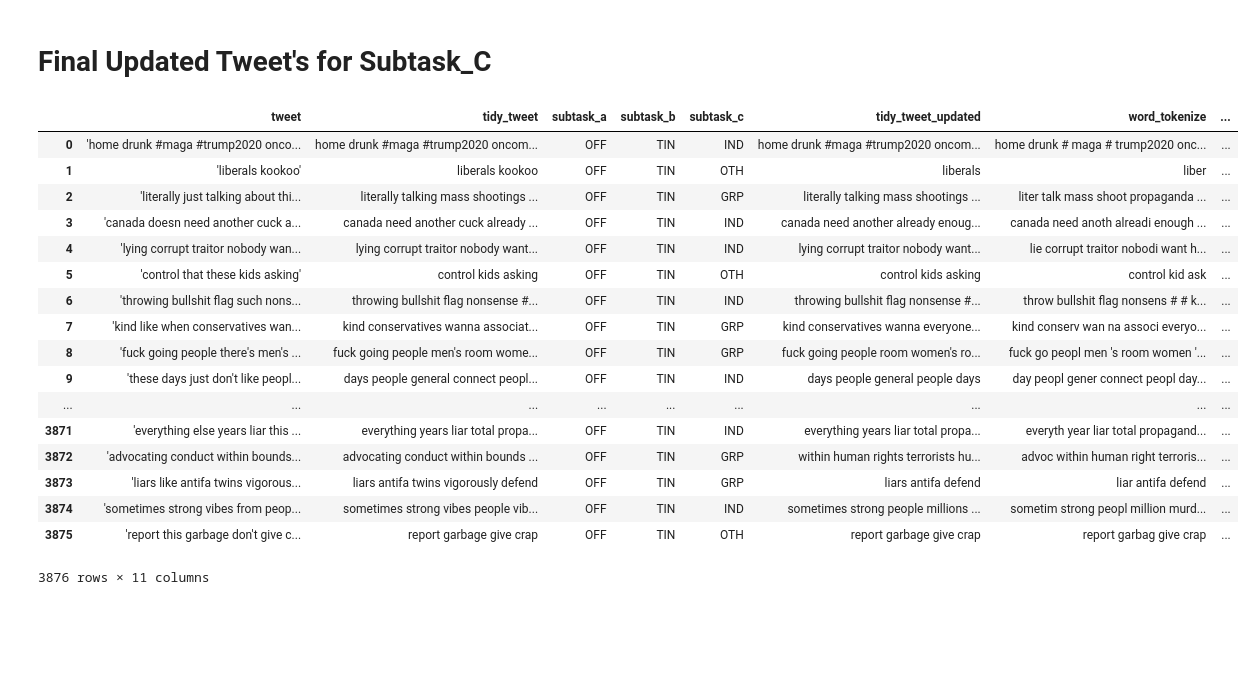
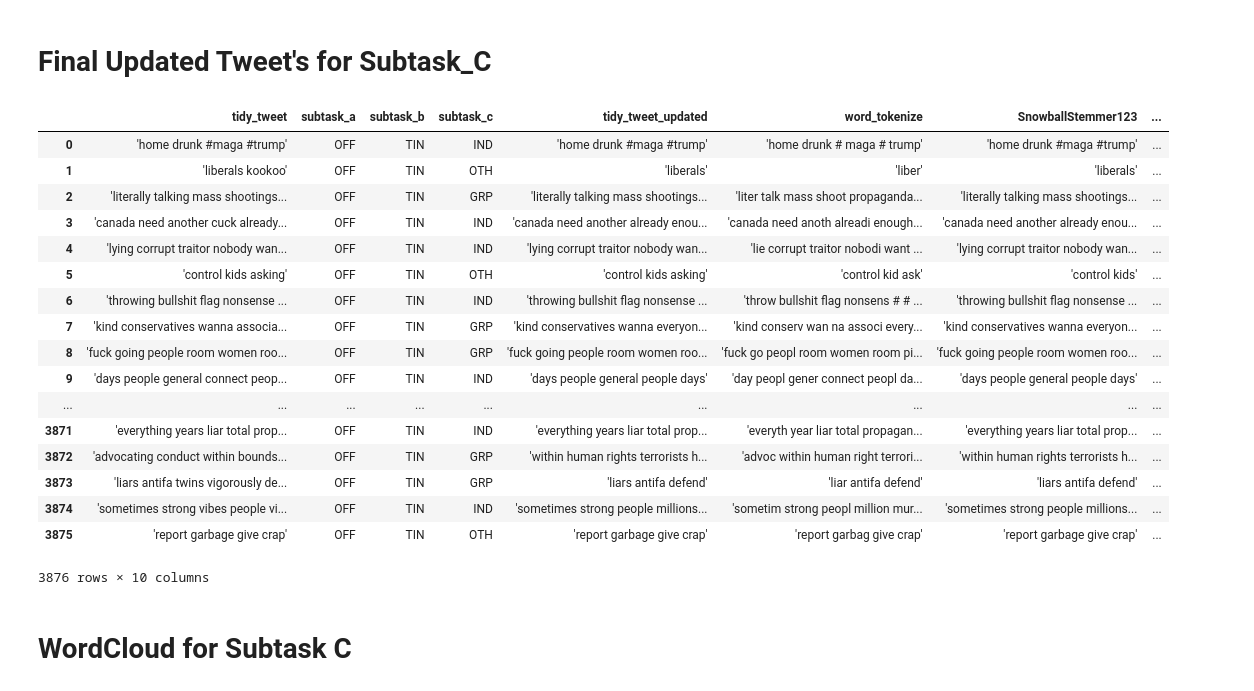
Before and after one commit to mhaiskarshridhar/OffensEval-2019, a Jupyter notebook: SemEvaluation.ipynb, the cells around one changed output. Saved outputs shown, nothing was run; the diff lists cells and outputs as text; code cells hidden in the pictures; blank space fills up the shorter version.

```diff
--- a/SemEvaluation.ipynb
+++ b/SemEvaluation.ipynb
@@ -474,0 +470,3 @@ http://pandas.pydata.org/pandas-docs/stable/indexing.html#ix-indexer-is-deprecat
+# %%
+df_subtask_b['tidy_tweet']=df_subtask_b['tidy_tweet'].str.replace("'","")
+df_subtask_b
@@ -538,5 +555,7 @@ df_subtask_b['SnowballStemmer123']=df_stemming_b['SnowballStemmer123']
 df_subtask_b['Porter']=df_stemming_b['Porter']
 df_subtask_b['Lancaster']=df_stemming_b['Lancaster']
 df_subtask_b['Lemmatized']=df_stemming_b['Lemmatized']
+
+df_subtask_b.update("'" + df_subtask_b[['tidy_tweet','tidy_tweet_updated','word_tokenize','SnowballStemmer123','Porter','Lancaster','Lemmatized']].astype(str) + "'")
 df_subtask_b
 # %% [output]
@@ -571,7 +606,7 @@ Plot_Wordcloud(df_subtask_b,'tidy_tweet','subtask_b','TIN')
 # Retrieve Tweets for Subtask C
 # %%
 df_subtask_c=pd.DataFrame()
-df_subtask_c = df_subtask_b.ix[(df_subtask_b['subtask_b'] == 'TIN'),['tweet','tidy_tweet','subtask_a','subtask_b','subtask_c']]
+df_subtask_c = df_subtask_b.ix[(df_subtask_b['subtask_b'] == 'TIN'),['tidy_tweet','subtask_a','subtask_b','subtask_c']]
 df_subtask_c = df_subtask_c.reset_index()
 del df_subtask_c['index']
 
@@ -603,0 +639,3 @@ http://pandas.pydata.org/pandas-docs/stable/indexing.html#ix-indexer-is-deprecat
+# %%
+df_subtask_c['tidy_tweet']=df_subtask_c['tidy_tweet'].str.replace("'","")
+df_subtask_c
@@ -663,27 +720,29 @@ ddfddddf Lemmatized
 # %%
 df_subtask_c['tidy_tweet_updated']=df_stemming_c['tidy_tweet']
 df_subtask_c['word_tokenize']=df_stemming_c['word_tokenize']
 df_subtask_c['SnowballStemmer123']=df_stemming_c['SnowballStemmer123']
 df_subtask_c['Porter']=df_stemming_c['Porter']
 df_subtask_c['Lancaster']=df_stemming_c['Lancaster']
 df_subtask_c['Lemmatized']=df_stemming_c['Lemmatized']
+df_subtask_c.update("'" + df_subtask_c[['tidy_tweet','tidy_tweet_updated','word_tokenize','SnowballStemmer123','Porter','Lancaster','Lemmatized']].astype(str) + "'")
+
 df_subtask_c
 # %% [output]
-|  | tweet | tidy_tweet | subtask_a | subtask_b | subtask_c | tidy_tweet_updated | word_tokenize | ... |
-| 0 | 'home drunk #maga #trump2020 onco... | home drunk #maga #trump2020 oncom... | OFF | TIN | IND | home drunk #maga #trump2020 oncom... | home drunk # maga # trump2020 onc... | ... |
-| 1 | 'liberals kookoo' | liberals kookoo | OFF | TIN | OTH | liberals | liber | ... |
-| 2 | 'literally just talking about thi... | literally talking mass shootings ... | OFF | TIN | GRP | literally talking mass shootings ... | liter talk mass shoot propaganda ... | ... |
-| 3 | 'canada doesn need another cuck a... | canada need another cuck already ... | OFF | TIN | IND | canada need another already enoug... | canada need anoth alreadi enough ... | ... |
-| 4 | 'lying corrupt traitor nobody wan... | lying corrupt traitor nobody want... | OFF | TIN | IND | lying corrupt traitor nobody want... | lie corrupt traitor nobodi want h... | ... |
-| 5 | 'control that these kids asking' | control kids asking | OFF | TIN | OTH | control kids asking | control kid ask | ... |
-| 6 | 'throwing bullshit flag such nons... | throwing bullshit flag nonsense #... | OFF | TIN | IND | throwing bullshit flag nonsense #... | throw bullshit flag nonsens # # k... | ... |
-| 7 | 'kind like when conservatives wan... | kind conservatives wanna associat... | OFF | TIN | GRP | kind conservatives wanna everyone... | kind conserv wan na associ everyo... | ... |
-| 8 | 'fuck going people there's men's ... | fuck going people men's room wome... | OFF | TIN | GRP | fuck going people room women's ro... | fuck go peopl men 's room women '... | ... |
-| 9 | 'these days just don't like peopl... | days people general connect peopl... | OFF | TIN | IND | days people general people days | day peopl gener connect peopl day... | ... |
+|  | tidy_tweet | subtask_a | subtask_b | subtask_c | tidy_tweet_updated | word_tokenize | SnowballStemmer123 | ... |
+| 0 | 'home drunk #maga #trump' | OFF | TIN | IND | 'home drunk #maga #trump' | 'home drunk # maga # trump' | 'home drunk #maga #trump' | ... |
+| 1 | 'liberals kookoo' | OFF | TIN | OTH | 'liberals' | 'liber' | 'liberals' | ... |
+| 2 | 'literally talking mass shootings... | OFF | TIN | GRP | 'literally talking mass shootings... | 'liter talk mass shoot propaganda... | 'literally talking mass shootings... | ... |
+| 3 | 'canada need another cuck already... | OFF | TIN | IND | 'canada need another already enou... | 'canada need anoth alreadi enough... | 'canada need another already enou... | ... |
+| 4 | 'lying corrupt traitor nobody wan... | OFF | TIN | IND | 'lying corrupt traitor nobody wan... | 'lie corrupt traitor nobodi want ... | 'lying corrupt traitor nobody wan... | ... |
+| 5 | 'control kids asking' | OFF | TIN | OTH | 'control kids asking' | 'control kid ask' | 'control kids' | ... |
+| 6 | 'throwing bullshit flag nonsense ... | OFF | TIN | IND | 'throwing bullshit flag nonsense ... | 'throw bullshit flag nonsens # # ... | 'throwing bullshit flag nonsense ... | ... |
+| 7 | 'kind conservatives wanna associa... | OFF | TIN | GRP | 'kind conservatives wanna everyon... | 'kind conserv wan na associ every... | 'kind conservatives wanna everyon... | ... |
+| 8 | 'fuck going people room women roo... | OFF | TIN | GRP | 'fuck going people room women roo... | 'fuck go peopl room women room pi... | 'fuck going people room women roo... | ... |
+| 9 | 'days people general connect peop... | OFF | TIN | IND | 'days people general people days' | 'day peopl gener connect peopl da... | 'days people general people days' | ... |
 | ... | ... | ... | ... | ... | ... | ... | ... | ... |
-| 3871 | 'everything else years liar this ... | everything years liar total propa... | OFF | TIN | IND | everything years liar total propa... | everyth year liar total propagand... | ... |
-| 3872 | 'advocating conduct within bounds... | advocating conduct within bounds ... | OFF | TIN | GRP | within human rights terrorists hu... | advoc within human right terroris... | ... |
-| 3873 | 'liars like antifa twins vigorous... | liars antifa twins vigorously defend | OFF | TIN | GRP | liars antifa defend | liar antifa defend | ... |
-| 3874 | 'sometimes strong vibes from peop... | sometimes strong vibes people vib... | OFF | TIN | IND | sometimes strong people millions ... | sometim strong peopl million murd... | ... |
-| 3875 | 'report this garbage don't give c... | report garbage give crap | OFF | TIN | OTH | report garbage give crap | report garbag give crap | ... |
+| 3871 | 'everything years liar total prop... | OFF | TIN | IND | 'everything years liar total prop... | 'everyth year liar total propagan... | 'everything years liar total prop... | ... |
+| 3872 | 'advocating conduct within bounds... | OFF | TIN | GRP | 'within human rights terrorists h... | 'advoc within human right terrori... | 'within human rights terrorists h... | ... |
+| 3873 | 'liars antifa twins vigorously de... | OFF | TIN | GRP | 'liars antifa defend' | 'liar antifa defend' | 'liars antifa defend' | ... |
+| 3874 | 'sometimes strong vibes people vi... | OFF | TIN | IND | 'sometimes strong people millions... | 'sometim strong peopl million mur... | 'sometimes strong people millions... | ... |
+| 3875 | 'report garbage give crap' | OFF | TIN | OTH | 'report garbage give crap' | 'report garbag give crap' | 'report garbage give crap' | ... |
-3876 rows × 11 columns
+3876 rows × 10 columns
@@ -689,0 +765,2 @@ df_subtask_c
+# %% [markdown]
+# WordCloud for Subtask C
```
Also changed, not shown: parts of 35 cells of this notebook.
